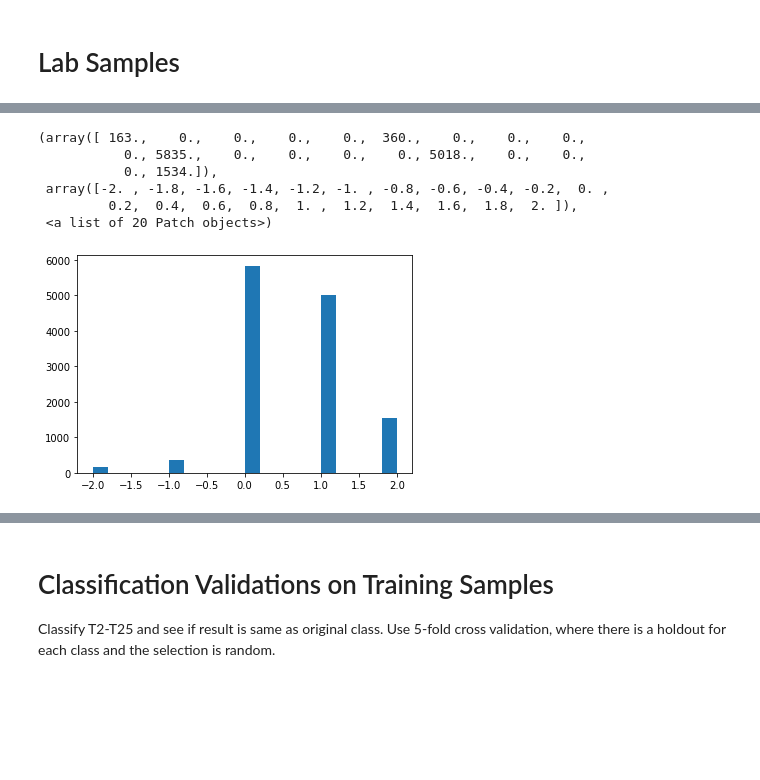
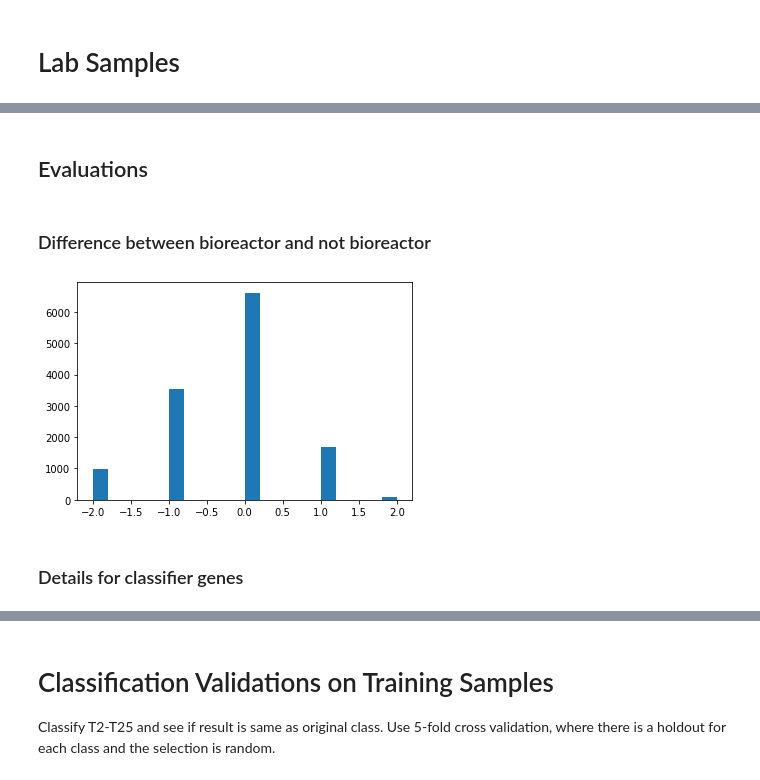
Before and after one commit to uwescience/xstate, a Jupyter notebook: notebooks/Classification of Lab Samples.ipynb, the cells around one changed output, grey strips where cells are left out. Drawn from its saved outputs; the diff is of its cells as text; code cells hidden in the pictures; blank space fills up the shorter version.

```diff
--- a/notebooks/Classification of Lab Samples.ipynb
+++ b/notebooks/Classification of Lab Samples.ipynb
@@ -83,12 +216,12 @@ SAMPLE_UNCURATED_REF_DCT = getSampleData(is_regulator=False, is_curated_ref=Fals
+# %% [markdown]
+## Evaluations
+# %% [markdown]
+### Difference between bioreactor and not bioreactor
 # %%
-df = SAMPLE_CURATED_REF_DCT["AM_MDM"] - SAMPLE_UNCURATED_REF_DCT["AM_MDM"]
+df = SAMPLE_CHEMOSTAT_REF_DCT["AM_MDM"] - SAMPLE_NOTCHEMOSTAT_REF_DCT["AM_MDM"]
 df = df.T.dropna(axis=1, how='all').T
-plt.hist(df.values.flatten(), bins=20)
+_ = plt.hist(df.values.flatten(), bins=20)
 # %% [output]
-(array([ 163.,    0.,    0.,    0.,    0.,  360.,    0.,    0.,    0.,
-           0., 5835.,    0.,    0.,    0.,    0., 5018.,    0.,    0.,
-           0., 1534.]),
- array([-2. , -1.8, -1.6, -1.4, -1.2, -1. , -0.8, -0.6, -0.4, -0.2,  0. ,
-         0.2,  0.4,  0.6,  0.8,  1. ,  1.2,  1.4,  1.6,  1.8,  2. ]),
- <a list of 20 Patch objects>)
-[figure, old version]
+[figure, new version]
+# %% [markdown]
+### Details for classifier genes
```
Also changed, not shown: parts of 46 cells of this notebook, 5 other files.
